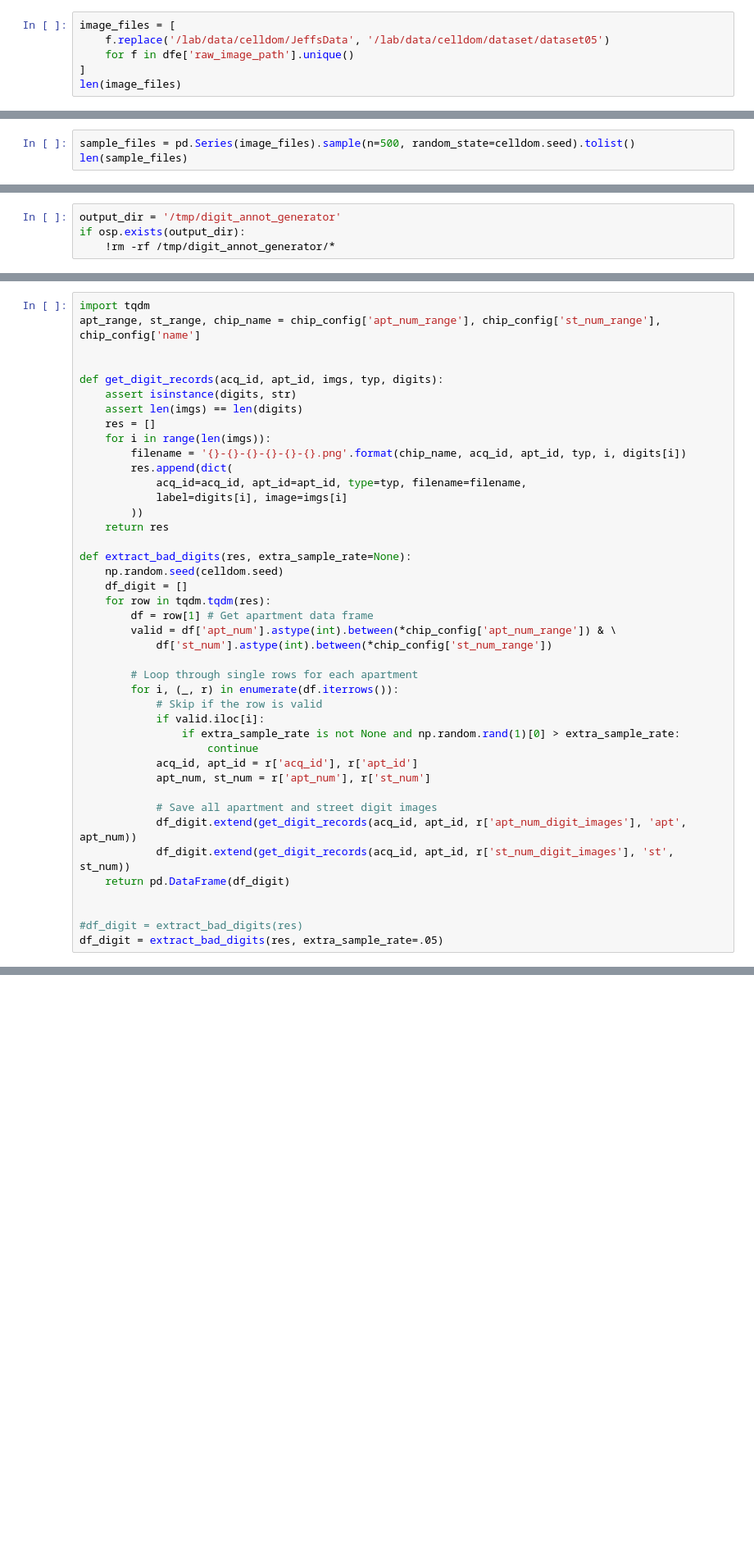
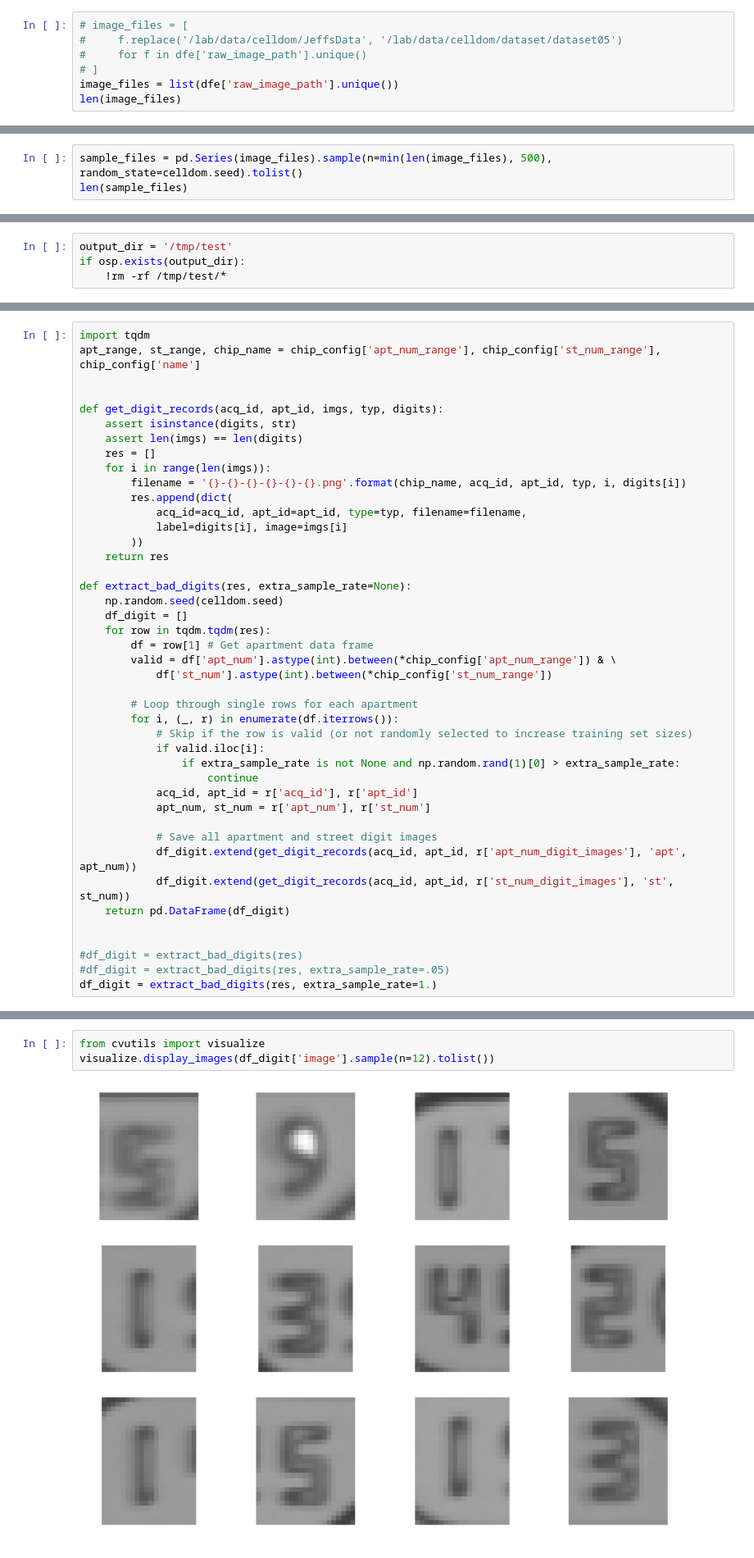
Before and after one commit to hammerlab/SmartCount, a Jupyter notebook: python/notebook/training/digits/digit_annot_generator.ipynb, the cells around one changed output, grey strips where cells are left out. Shown: that part at 82% size. Drawn from its saved outputs; the diff is of its cells as text; blank space fills up the shorter version.

Commit message:
G1 chip training (pt 4 - analysis)

```diff
--- a/python/notebook/training/digits/digit_annot_generator.ipynb
+++ b/python/notebook/training/digits/digit_annot_generator.ipynb
@@ -91,9 +107,10 @@ Name: 1, dtype: object
 # %% [markdown]
 #### Reprocess Selected Images
 # %%
-image_files = [
-    f.replace('/lab/data/celldom/JeffsData', '/lab/data/celldom/dataset/dataset05')
-    for f in dfe['raw_image_path'].unique()
-]
+# image_files = [
+#     f.replace('/lab/data/celldom/JeffsData', '/lab/data/celldom/dataset/dataset05')
+#     for f in dfe['raw_image_path'].unique()
+# ]
+image_files = list(dfe['raw_image_path'].unique())
 len(image_files)
 # %% [output]
@@ -101,4 +118,4 @@ len(image_files)
 # %%
-sample_files = pd.Series(image_files).sample(n=500, random_state=celldom.seed).tolist()
+sample_files = pd.Series(image_files).sample(n=min(len(image_files), 500), random_state=celldom.seed).tolist()
 len(sample_files)
 # %% [output]
@@ -106,4 +123,4 @@ len(sample_files)
 # %%
-output_dir = '/tmp/digit_annot_generator'
+output_dir = '/tmp/test'
 if osp.exists(output_dir):
-    !rm -rf /tmp/digit_annot_generator/*
+    !rm -rf /tmp/test/*
@@ -159,7 +164,7 @@ def extract_bad_digits(res, extra_sample_rate=None):
 
         # Loop through single rows for each apartment
         for i, (_, r) in enumerate(df.iterrows()):
-            # Skip if the row is valid
+            # Skip if the row is valid (or not randomly selected to increase training set sizes)
             if valid.iloc[i]:
                 if extra_sample_rate is not None and np.random.rand(1)[0] > extra_sample_rate:
                     continue
@@ -173,7 +178,8 @@ def extract_bad_digits(res, extra_sample_rate=None):
 
 
 #df_digit = extract_bad_digits(res)
-df_digit = extract_bad_digits(res, extra_sample_rate=.05)
+#df_digit = extract_bad_digits(res, extra_sample_rate=.05)
+df_digit = extract_bad_digits(res, extra_sample_rate=1.)
 # %%
 len(df_digit)
 # %% [output]
@@ -181,3 +187,8 @@ len(df_digit)
+# %%
+from cvutils import visualize
+visualize.display_images(df_digit['image'].sample(n=12).tolist())
+# %% [output]
+[figure, added]
 # %%
 df_digit.groupby('type').size()
 # %% [output]
```
Also changed, not shown: parts of 20 cells of this notebook, 14 other files.
